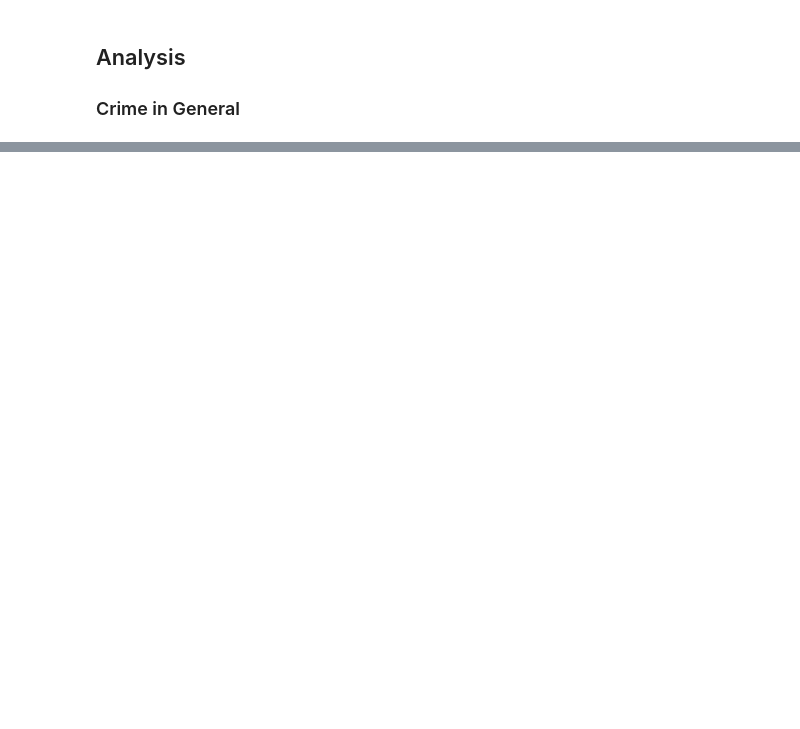
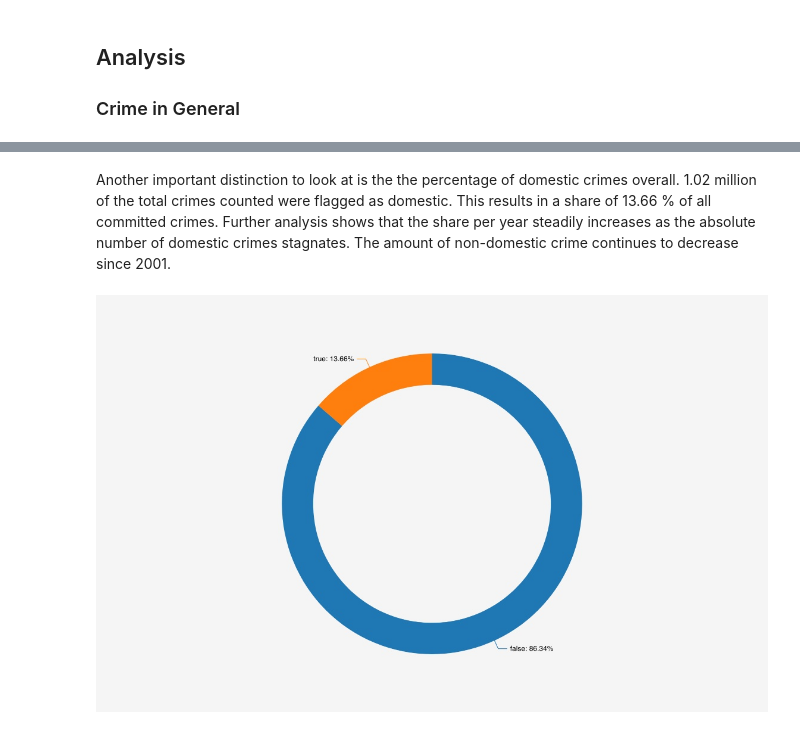
Before and after one commit to Elydora/DataScienceBlog, a Jupyter notebook: _notebooks/2022-05-01-chicago-r#1.ipynb, the cells around one changed output, grey strips where cells are left out. Cells and saved outputs as stored; diff of their text form; code cells hidden in the pictures; blank space fills up the shorter version.

```diff
--- a/_notebooks/2022-05-01-chicago-r#1.ipynb
+++ b/_notebooks/2022-05-01-chicago-r#1.ipynb
@@ -45,0 +65,9 @@ Test
+# %% [markdown]
+Another important distinction to look at is the the percentage of domestic
+crimes overall. 1.02 million of the total crimes counted were flagged as domestic. This results in a share of 13.66 % of all committed crimes. Further analysis shows that the share per year steadily increases as the absolute number of domestic crimes stagnates. The amount of non-domestic crime continues to decrease since 2001.
+# %%
+path = Path.cwd().joinpath('images').joinpath('r#1').joinpath\
+    ('03.jpg')
+Image(filename=path)
+# %% [output]
+[figure, added]
```
Also changed, not shown: parts of 15 cells of this notebook.
